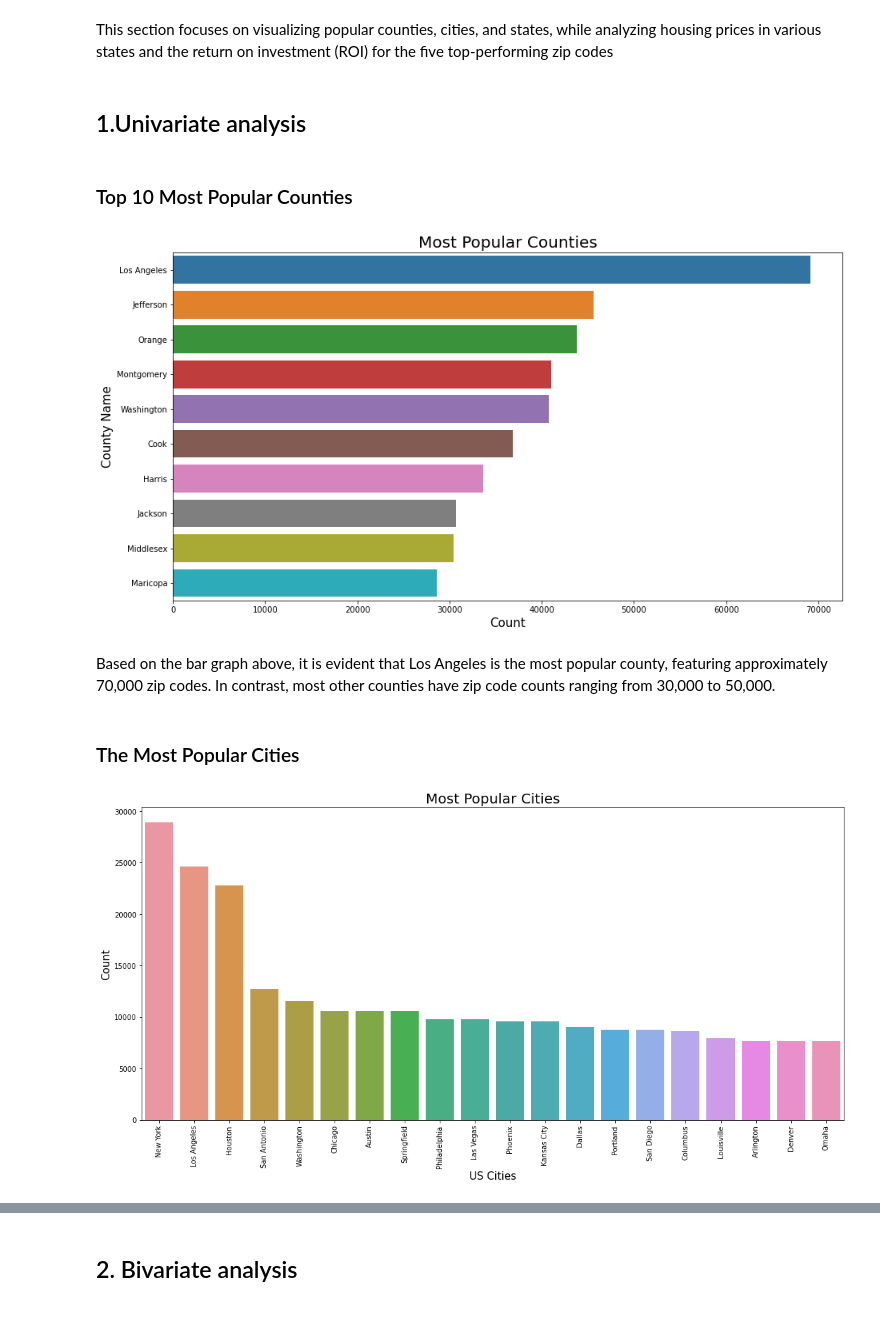
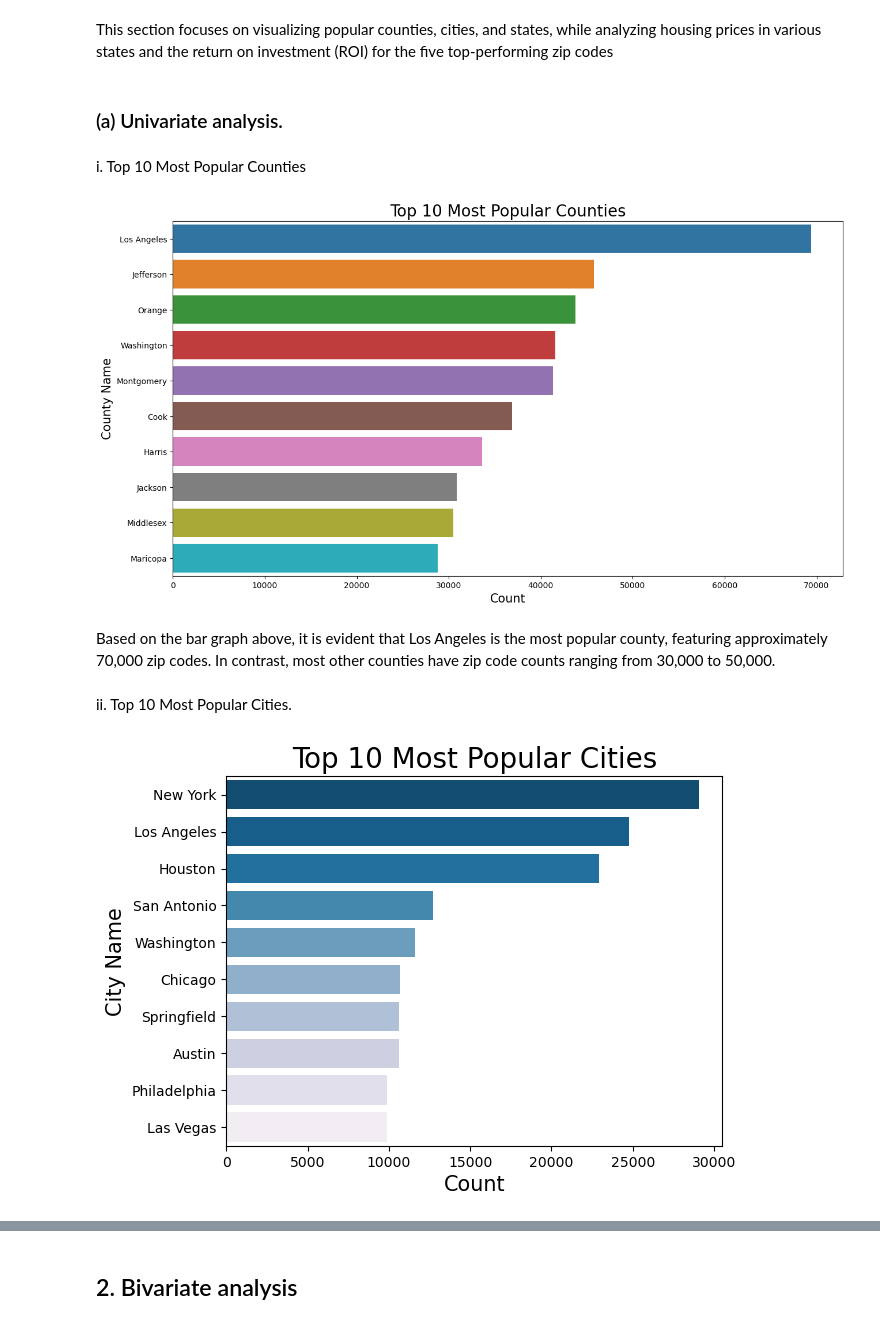
Before and after one commit to PaulMuniu/Phase-4-Group-Project, a Jupyter notebook: Student.ipynb, the cells around one changed output, grey strips where cells are left out. Saved outputs shown, nothing was run; the diff lists cells and outputs as text; code cells hidden in the pictures.

```diff
--- a/Student.ipynb
+++ b/Student.ipynb
@@ -271,0 +284,17 @@ df.loc[:, 'Date'] = pd.to_datetime(df['Date'], format='%Y-%m')
+# %%
+# Calc. initial and final values for each ZipCode
+initial_values = df.groupby('ZipCode').first()['Value']
+final_values = df.groupby('ZipCode').last()['Value']
+
+# Calc. ROI for each ZipCode
+roi = (final_values - initial_values) / initial_values * 100
+
+# Create a DataFrame to display ROI
+roi_df = pd.DataFrame({
+    'ZipCode': roi.index,
+    'Initial Value': initial_values.values,
+    'Final Value': final_values.values,
+    'ROI (%)': roi.values
+})
+
+roi_df.sample(5, random_state=42)
@@ -271,0 +308,4 @@ df.loc[:, 'Date'] = pd.to_datetime(df['Date'], format='%Y-%m')
+# %%
+# Merge the ROI column to the df dataset
+data = pd.merge(df, roi_df)
+data.head()
@@ -328,3 +353,0 @@ plt.show();
-# %%
-data = pd.merge(df, top_5_zipcodes, on='ZipCode')
-data.head()
@@ -389,16 +409,17 @@ Monthly data
 # %%
 # Extract year
+data['Date'] = pd.to_datetime(data['Date'], format='%Y-%m')
 data['Year'] = data['Date'].dt.year
 
 # Group by year and calculate mean
-df_monthly = data.groupby(['RegionID', 'ZipCode', 'City', 'State', 'CountyName', 'SizeRank', 'Date']).agg({'value': 'mean', 'ROIPrice': 'mean'}).reset_index()
+df_monthly = data.groupby(['RegionID', 'ZipCode', 'City', 'State', 'CountyName', 'SizeRank', 'Date']).agg({'Value': 'mean', 'ROI (%)': 'mean'}).reset_index()
 
 # Extract year and quarter
 df_monthly['year'] = df_monthly['Date'].dt.year
 df_monthly['quarter'] = df_monthly['Date'].dt.quarter
 
 # Group by year, quarter, and other columns, then calculate mean
-df_quarterly = df_monthly.groupby(['RegionID', 'ZipCode', 'City', 'State', 'CountyName', 'SizeRank', 'year', 'quarter']).agg({'Price': 'mean', 'ROIPrice': 'mean'}).reset_index()
+df_quarterly = df_monthly.groupby(['RegionID', 'ZipCode', 'City', 'State', 'CountyName', 'SizeRank', 'year', 'quarter']).agg({'Value': 'mean', 'ROI (%)': 'mean'}).reset_index()
 
 # Display the result
 df_quarterly
@@ -461,32 +482,27 @@ df_yearly.head()
 # %% [markdown]
 This section focuses on visualizing popular counties, cities, and states, while analyzing housing prices in various states and the return on investment (ROI) for the five top-performing zip codes
 # %% [markdown]
-## 1.Univariate analysis
+### (a) Univariate analysis.
 # %% [markdown]
-### Top 10 Most Popular Counties
+i. Top 10 Most Popular Counties
 # %%
 # plotting the most popular counties in the dataset
-plt.figure(figsize=(15,8))
 sns.countplot(y='CountyName', data=data, order=data['CountyName'].value_counts().index[:10])
 plt.xlabel("Count",fontsize=15)
 plt.ylabel("County Name",fontsize=15)
-plt.title("Most Popular Counties",fontsize=20);
+plt.title("Top 10 Most Popular Counties",fontsize=20);
 # %% [output]
-[figure, old version]
+[figure, new version]
 # %% [markdown]
 Based on the bar graph above, it is evident that Los Angeles is the most popular county, featuring approximately 70,000 zip codes. In contrast, most other counties have zip code counts ranging from 30,000 to 50,000.
 # %% [markdown]
-### The Most Popular Cities
+ii. Top 10 Most Popular Cities.
 # %%
-# plotting the most popular cities in the dataset
-plt.figure(figsize=(15,8))
-sns.countplot(x='City', data=data, order=data.City.value_counts().index[:20])
-plt.xlabel("US Cities",fontsize=15)
-plt.ylabel("Count",fontsize=15)
-plt.title("Most Popular Cities",fontsize=20)
-plt.xticks(rotation=90) # Rotate x-axis labels for better readability
-plt.tight_layout() # Adjust layout for better spacing
-plt.show()
+# plotting the most popular counties in the dataset
+sns.countplot(y='City', data=data, order=data['City'].value_counts().index[:10], palette='PuBu_r')
+plt.xlabel("Count",fontsize=15)
+plt.ylabel("City Name",fontsize=15)
+plt.title("Top 10 Most Popular Cities",fontsize=20);
 # %% [output]
-[figure, old version]
+[figure, new version]
 # %% [markdown]
```
Also changed, not shown: parts of 58 cells of this notebook.
